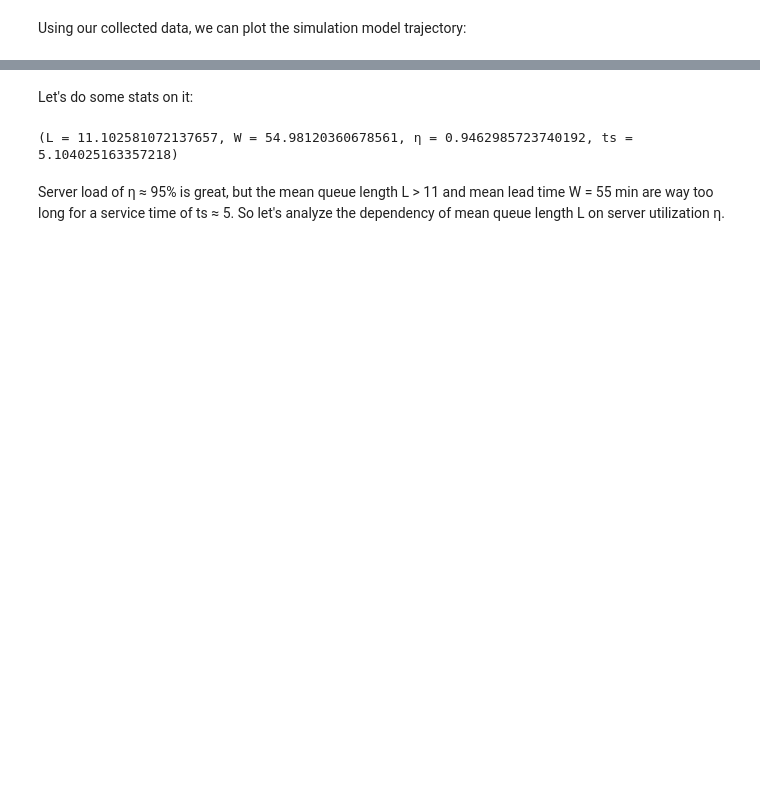
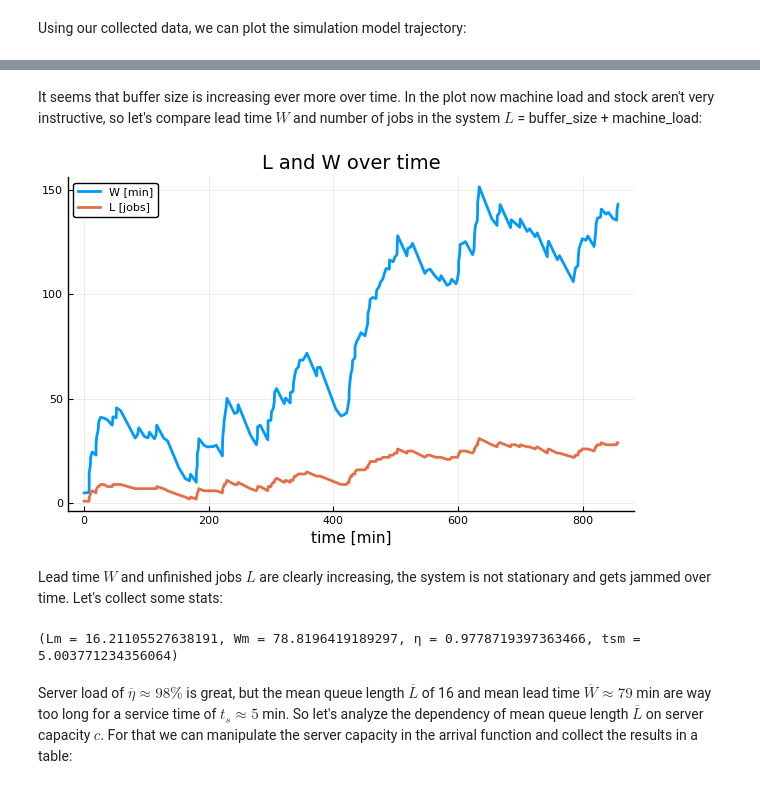
Before and after one commit to JuliaDynamics/DiscreteEvents.jl, a Jupyter notebook: docs/notebooks/singleserver.ipynb, the cells around one changed output, grey strips where cells are left out. Cells and saved outputs as stored; diff of their text form; code cells hidden in the pictures; blank space fills up the shorter version.

Commit message:
worked single server example

```diff
--- a/docs/notebooks/singleserver.ipynb
+++ b/docs/notebooks/singleserver.ipynb
@@ -126,15 +145,27 @@ trajectory_plot()
-# %% [markdown]
-Let's do some stats on it:
-# %%
-function collect_stats()
-    buf_mean = mean(df.buffer)
-    srv_load = mean(df.machine)
-    srv_tim = mean([j.t3-j.t2 for j in S])
-    lead_tim = mean([j.t3-j.t1 for j in S])
-    (L = buf_mean, W = lead_tim, η = srv_load, ts = srv_tim)
-end
-collect_stats()
-# %% [output]
-(L = 11.102581072137657, W = 54.98120360678561, η = 0.9462985723740192, ts = 5.104025163357218)
+# %% [markdown]
+It seems that buffer size is increasing ever more over time. In the plot now machine load and stock aren't very instructive, so let's compare lead time $W$ and number of jobs in the system $L$ = buffer_size + machine_load:
+# %%
+function WvsL() # get more instructive info from simulation run
+    t = [j.t1 for j ∈ S]
+    W = [j.t3 - j.t1 for j ∈ S]
+    ts = [j.t3 - j.t2 for j ∈ S]
+    subs = [i ∈ t for i ∈ df.time]
+    L = (df.buffer + df.machine)[subs]
+    l = df.machine[subs]
+    DataFrame(time=t, load=l, W=W, L=L, ts=ts)
+end
+d = WvsL()
+plot(d.time, d.W, label="W [min]", xlabel="time [min]", lw=2, legend=:topleft, title="L and W over time")
+plot!(d.time, d.L, label="L [jobs]", lw=2)
+# %% [output]
+[figure, added]
+# %% [markdown]
+Lead time $W$ and unfinished jobs $L$ are clearly increasing, the system is not stationary and gets jammed over time. Let's collect some stats:
+# %%
+collect_stats() =
+    (Lm = mean(d.L), Wm = mean(d.W), η = mean(df.machine), tsm = mean(d.ts))
+collect_stats()
+# %% [output]
+(Lm = 16.21105527638191, Wm = 78.8196419189297, η = 0.9778719397363466, tsm = 5.003771234356064)
 # %% [markdown]
-Server load of η ≈ 95% is great, but the mean queue length L > 11 and mean lead time W = 55 min are way too long for a service time of ts ≈ 5. So let's analyze the dependency of mean queue length L on server utilization η.
+Server load of $\overline{η} ≈ 98\%$ is great, but the mean queue length $\overline{L}$ of 16 and mean lead time $\overline{W} ≈ 79$ min are way too long for a service time of $t_s ≈ 5$ min. So let's analyze the dependency of mean queue length $\overline{L}$ on server capacity $c$. For that we can manipulate the server capacity in the arrival function and collect the results in a table:
```
Also changed, not shown: parts of 22 cells of this notebook, 9 other files.
